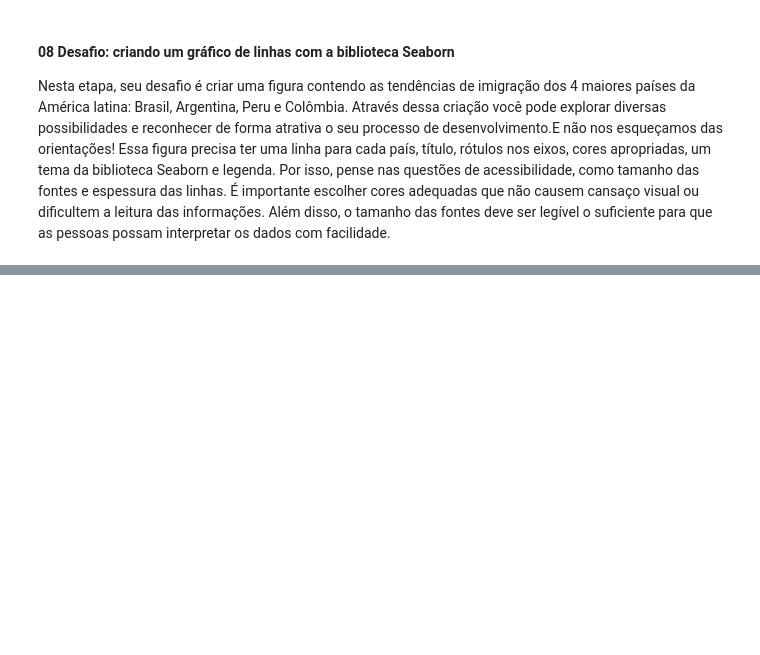
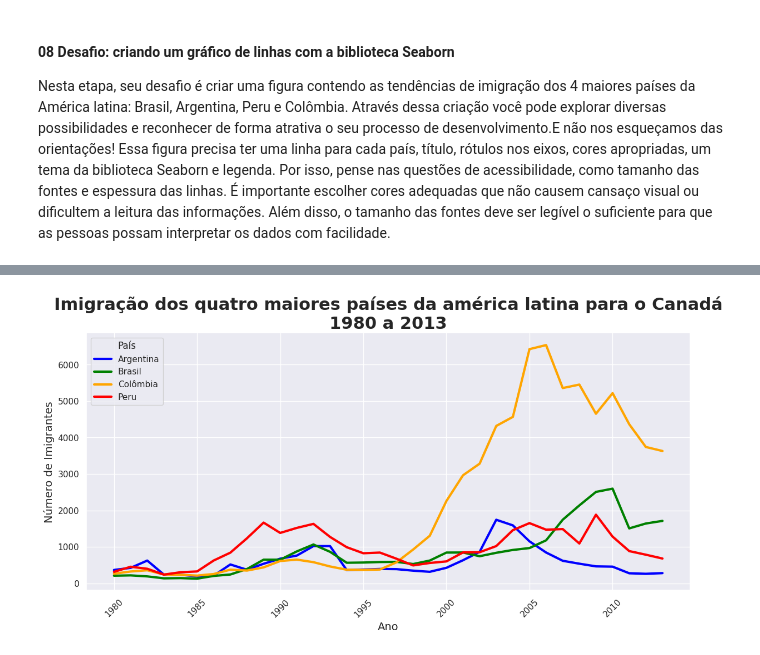
Before and after one commit to JhonCostaDev/oracle_one_alura, a Jupyter notebook: dataScience/data_visualization/migration_canada.ipynb, the cells around one changed output, grey strips where cells are left out. Saved outputs shown, nothing was run; the diff lists cells and outputs as text; code cells hidden in the pictures; blank space fills up the shorter version.

```diff
--- a/dataScience/data_visualization/migration_canada.ipynb
+++ b/dataScience/data_visualization/migration_canada.ipynb
@@ -1169,0 +1382,13 @@ south_america
+# %%
+# Se o index de data for alterado para coluna Pais, dara errado
+
+paises = ['Brasil', 'Argentina', 'Colômbia', 'Peru']        # lista dos países selecionados
+
+south_america_biggest = data[data['País'].isin(paises)] # novo df com países selecionados
+years = [str(x) for x in range(1980, 2014, 1)]              # Anos do eixo X
+
+
+south_america_biggest = south_america_biggest[['País'] + years]
+south_america_biggest = south_america_biggest.melt(id_vars='País', var_name='Ano', value_name='quant_imigrantes') # Organizando em long
+south_america_biggest['Ano'] = south_america_biggest['Ano'].astype(int) # Voltando os valores da coluna ano para int
+south_america_biggest
@@ -1169,0 +1409,19 @@ south_america
+# %%
+# Plotando com Seaborn
+sns.set_style("darkgrid")  # Definindo um Tema  style must be one of white, dark, whitegrid, darkgrid, ticks
+
+fig, ax = plt.subplots(figsize=(14, 6)) #Ajustando o tamanho do plot
+
+sns.lineplot(data=south_america_biggest, x='Ano', y='quant_imigrantes', hue='País',ax=ax, linewidth=3, palette=["blue", "green", "orange", "red"]) #Linhas no gráfico
+
+# Título do plot
+ax.set_title("Imigração dos quatro maiores países da américa latina para o Canadá\n1980 a 2013", fontdict={'fontsize': 22, 'fontweight': 'bold'})
+ax.set_xlabel('Ano', fontsize=14) # Label eixo X
+ax.set_ylabel('Número de Imigrantes', fontsize=14) # Label eixo Y
+# Deixar o eixo X mais legível
+ax.tick_params(axis='x', rotation=45) # Rotarcionar a legenda
+
+sns.despine()
+plt.show()
+# %% [output]
+[figure, added]
```
Also changed, not shown: parts of 23 cells of this notebook, 1 other file.
